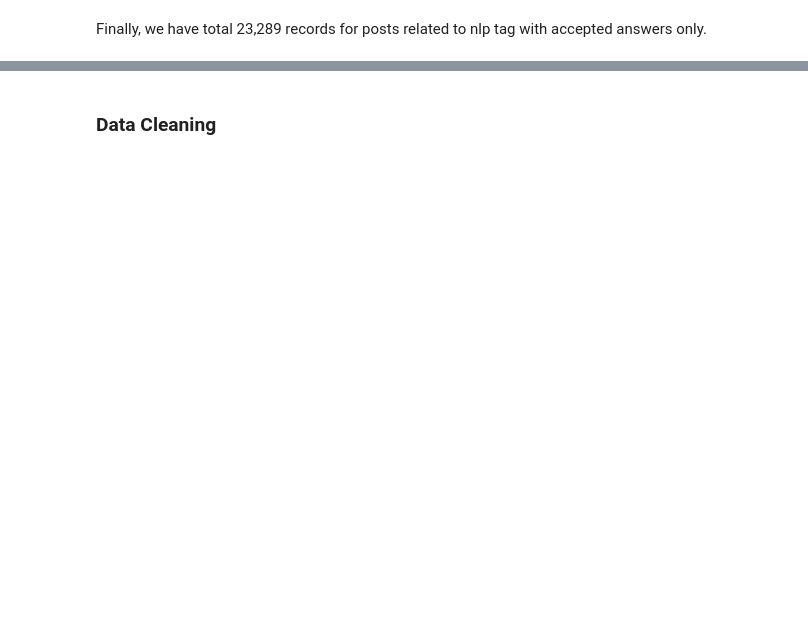
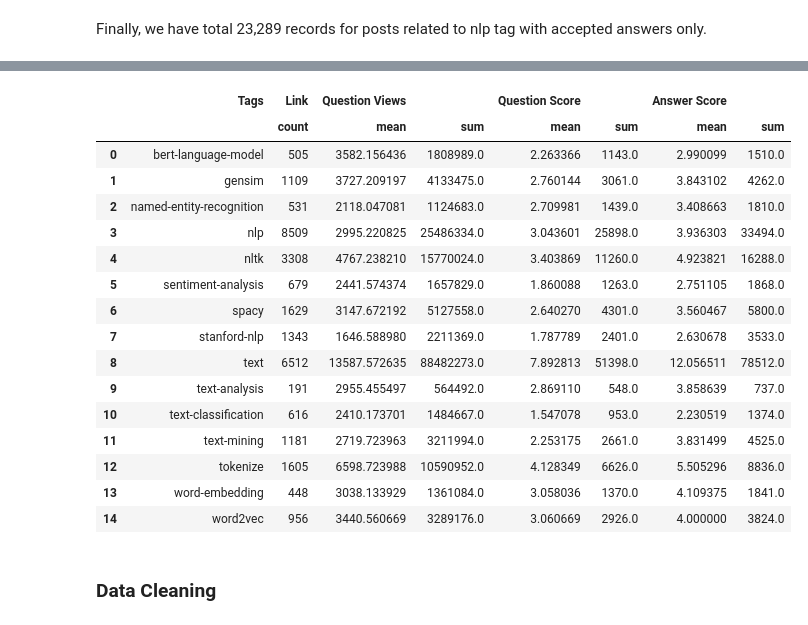
Before and after one commit to lalitphan-rainie/COMPSCI7417_NLP_Assignment2, a Jupyter notebook: data_collection_preprocessing_visualisation.ipynb, the cells around one changed output, grey strips where cells are left out. Cells and saved outputs as stored; diff of their text form; code cells hidden in the pictures; blank space fills up the shorter version.

```diff
--- a/data_collection_preprocessing_visualisation.ipynb
+++ b/data_collection_preprocessing_visualisation.ipynb
@@ -238,3 +312,26 @@ Finally, we have total 23,289 records for posts related to nlp tag with accepted
+# %%
+top_tag_explode.groupby('Tags').agg({'Link': ['count'],
+                                     'Question Views': ['mean','sum'],
+                                     'Question Score': ['mean','sum'],
+                                     'Answer Score': ['mean','sum']}).reset_index(level=0)
+# %% [output]
+|  | Tags | Link | Question Views |  | Question Score |  | Answer Score |  |
+|  |  | count | mean | sum | mean | sum | mean | sum |
+| 0 | bert-language-model | 505 | 3582.156436 | 1808989.0 | 2.263366 | 1143.0 | 2.990099 | 1510.0 |
+| 1 | gensim | 1109 | 3727.209197 | 4133475.0 | 2.760144 | 3061.0 | 3.843102 | 4262.0 |
+| 2 | named-entity-recognition | 531 | 2118.047081 | 1124683.0 | 2.709981 | 1439.0 | 3.408663 | 1810.0 |
+| 3 | nlp | 8509 | 2995.220825 | 25486334.0 | 3.043601 | 25898.0 | 3.936303 | 33494.0 |
+| 4 | nltk | 3308 | 4767.238210 | 15770024.0 | 3.403869 | 11260.0 | 4.923821 | 16288.0 |
+| 5 | sentiment-analysis | 679 | 2441.574374 | 1657829.0 | 1.860088 | 1263.0 | 2.751105 | 1868.0 |
+| 6 | spacy | 1629 | 3147.672192 | 5127558.0 | 2.640270 | 4301.0 | 3.560467 | 5800.0 |
+| 7 | stanford-nlp | 1343 | 1646.588980 | 2211369.0 | 1.787789 | 2401.0 | 2.630678 | 3533.0 |
+| 8 | text | 6512 | 13587.572635 | 88482273.0 | 7.892813 | 51398.0 | 12.056511 | 78512.0 |
+| 9 | text-analysis | 191 | 2955.455497 | 564492.0 | 2.869110 | 548.0 | 3.858639 | 737.0 |
+| 10 | text-classification | 616 | 2410.173701 | 1484667.0 | 1.547078 | 953.0 | 2.230519 | 1374.0 |
+| 11 | text-mining | 1181 | 2719.723963 | 3211994.0 | 2.253175 | 2661.0 | 3.831499 | 4525.0 |
+| 12 | tokenize | 1605 | 6598.723988 | 10590952.0 | 4.128349 | 6626.0 | 5.505296 | 8836.0 |
+| 13 | word-embedding | 448 | 3038.133929 | 1361084.0 | 3.058036 | 1370.0 | 4.109375 | 1841.0 |
+| 14 | word2vec | 956 | 3440.560669 | 3289176.0 | 3.060669 | 2926.0 | 4.000000 | 3824.0 |
 # %% [markdown]
 ### Data Cleaning
 # %%
```
Also changed, not shown: parts of 7 cells of this notebook, 1 other file.
